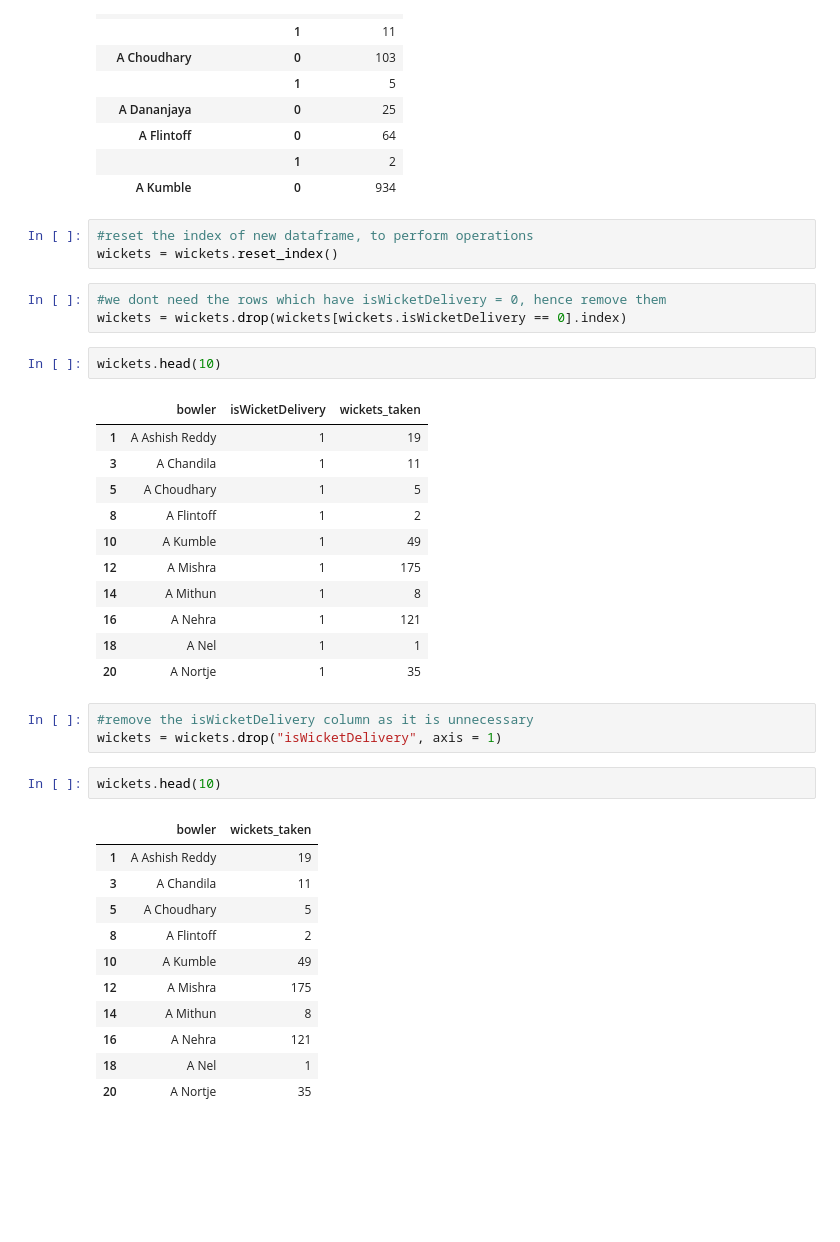
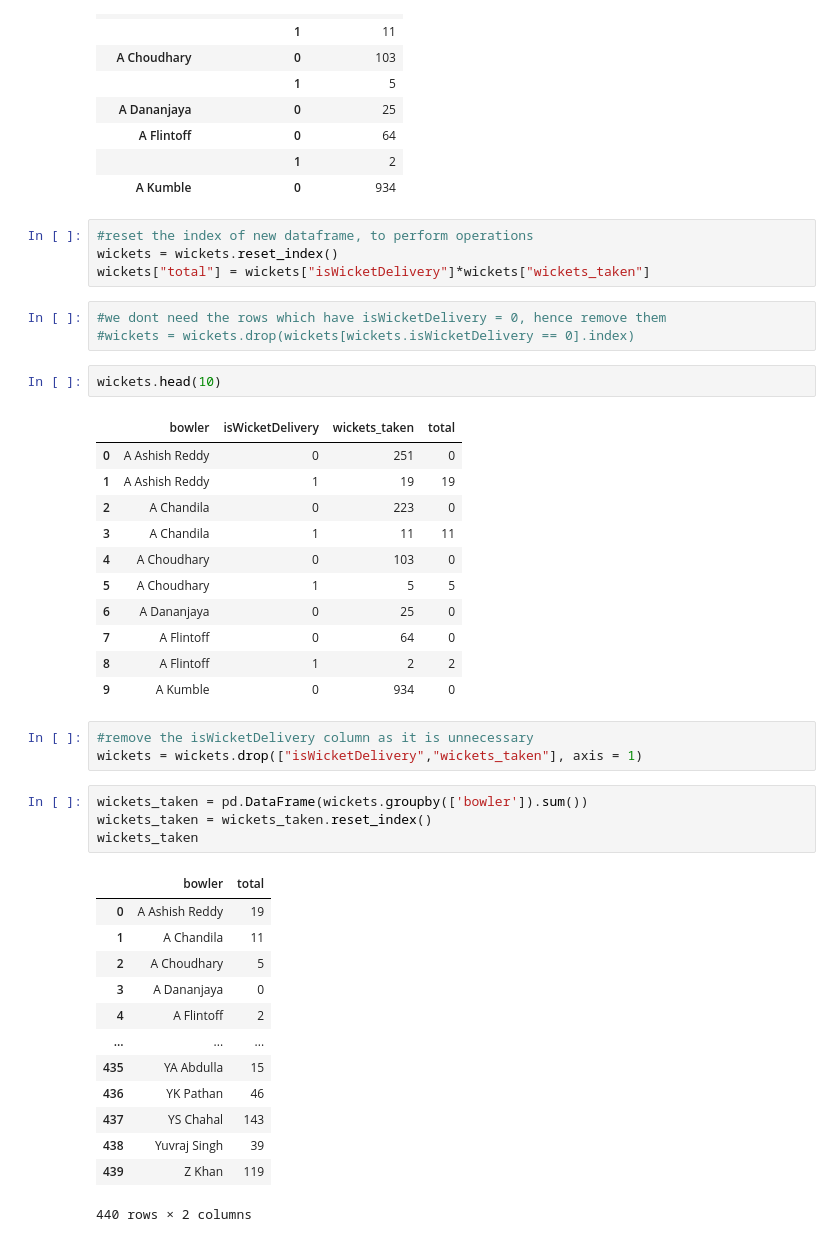
Before and after one commit to kartheek1209/IPL-2008-2021-Data-Analysis, a Jupyter notebook: IPL 2008-2021 Data Analysis.ipynb, the cells around one changed output. Drawn from its saved outputs; the diff is of its cells as text; blank space fills up the shorter version.

```diff
--- a/IPL 2008-2021 Data Analysis.ipynb
+++ b/IPL 2008-2021 Data Analysis.ipynb
@@ -220,37 +220,42 @@ wickets.head(10)
 # %%
 #reset the index of new dataframe, to perform operations
 wickets = wickets.reset_index()
+wickets["total"] = wickets["isWicketDelivery"]*wickets["wickets_taken"]
 # %%
 #we dont need the rows which have isWicketDelivery = 0, hence remove them
-wickets = wickets.drop(wickets[wickets.isWicketDelivery == 0].index)
+#wickets = wickets.drop(wickets[wickets.isWicketDelivery == 0].index)
 # %%
 wickets.head(10)
 # %% [output]
-|  | bowler | isWicketDelivery | wickets_taken |
-| 1 | A Ashish Reddy | 1 | 19 |
-| 3 | A Chandila | 1 | 11 |
-| 5 | A Choudhary | 1 | 5 |
-| 8 | A Flintoff | 1 | 2 |
-| 10 | A Kumble | 1 | 49 |
-| 12 | A Mishra | 1 | 175 |
-| 14 | A Mithun | 1 | 8 |
-| 16 | A Nehra | 1 | 121 |
-| 18 | A Nel | 1 | 1 |
-| 20 | A Nortje | 1 | 35 |
+|  | bowler | isWicketDelivery | wickets_taken | total |
+| 0 | A Ashish Reddy | 0 | 251 | 0 |
+| 1 | A Ashish Reddy | 1 | 19 | 19 |
+| 2 | A Chandila | 0 | 223 | 0 |
+| 3 | A Chandila | 1 | 11 | 11 |
+| 4 | A Choudhary | 0 | 103 | 0 |
+| 5 | A Choudhary | 1 | 5 | 5 |
+| 6 | A Dananjaya | 0 | 25 | 0 |
+| 7 | A Flintoff | 0 | 64 | 0 |
+| 8 | A Flintoff | 1 | 2 | 2 |
+| 9 | A Kumble | 0 | 934 | 0 |
 # %%
 #remove the isWicketDelivery column as it is unnecessary
-wickets = wickets.drop("isWicketDelivery", axis = 1)
+wickets = wickets.drop(["isWicketDelivery","wickets_taken"], axis = 1)
 # %%
-wickets.head(10)
+wickets_taken = pd.DataFrame(wickets.groupby(['bowler']).sum())
+wickets_taken = wickets_taken.reset_index()
+wickets_taken
 # %% [output]
-|  | bowler | wickets_taken |
-| 1 | A Ashish Reddy | 19 |
-| 3 | A Chandila | 11 |
-| 5 | A Choudhary | 5 |
-| 8 | A Flintoff | 2 |
-| 10 | A Kumble | 49 |
-| 12 | A Mishra | 175 |
-| 14 | A Mithun | 8 |
-| 16 | A Nehra | 121 |
-| 18 | A Nel | 1 |
-| 20 | A Nortje | 35 |
+|  | bowler | total |
+| 0 | A Ashish Reddy | 19 |
+| 1 | A Chandila | 11 |
+| 2 | A Choudhary | 5 |
+| 3 | A Dananjaya | 0 |
+| 4 | A Flintoff | 2 |
+| ... | ... | ... |
+| 435 | YA Abdulla | 15 |
+| 436 | YK Pathan | 46 |
+| 437 | YS Chahal | 143 |
+| 438 | Yuvraj Singh | 39 |
+| 439 | Z Khan | 119 |
+440 rows × 2 columns
```
Also changed, not shown: parts of 40 cells of this notebook.
